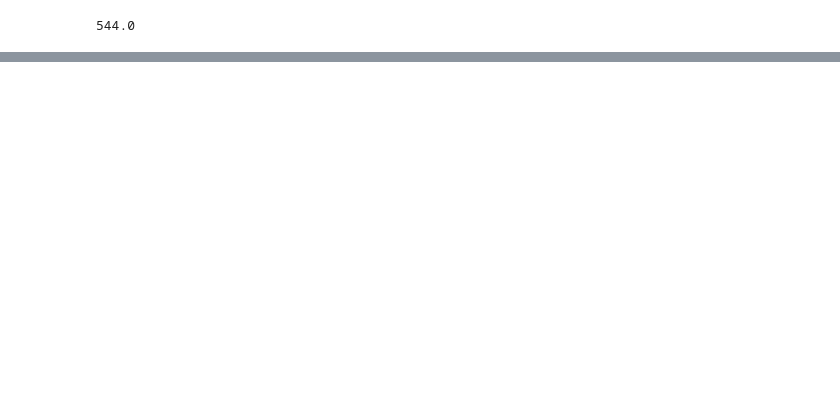
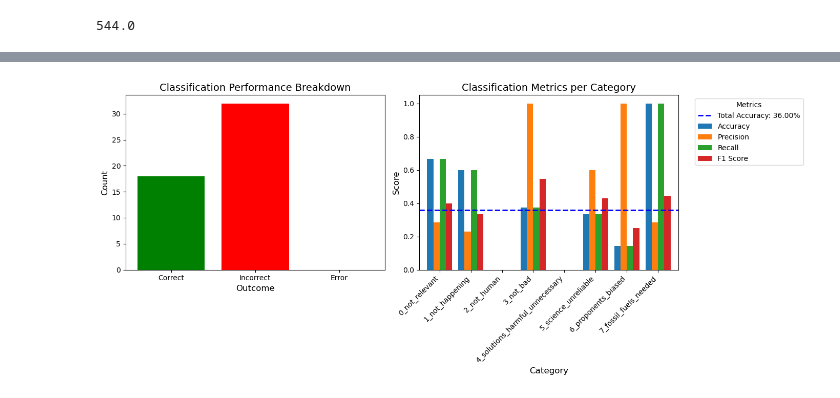
Before and after one commit to Arivima/frugal-ai-challenge, a Jupyter notebook: training/Baseline_text_LLM.ipynb, the cells around one changed output, grey strips where cells are left out. Drawn from its saved outputs; the diff is of its cells as text; code cells hidden in the pictures; blank space fills up the shorter version.

```diff
--- a/training/Baseline_text_LLM.ipynb
+++ b/training/Baseline_text_LLM.ipynb
@@ -580,0 +480,19 @@ For most of the Holocene (last 10k years), sea level has been rising at a rate o
+# %%
+results = pd.DataFrame({
+    'text': [t[:100]+'...' for t in texts],
+    'true': true_labels,
+    'pred': predictions
+})
+results["correct"] = results["true"] == results["pred"]
+
+total_latency = np.sum(latencies)
+average_latency = np.mean(latencies)
+total_energy_conso = np.sum(energy_conso)
+average_energy_conso = np.mean(energy_conso)
+average_power_W = total_energy_conso * 1000 / total_latency
+
+print(f"total_latency for {N_SAMPLES} samples: {total_latency:.2f} seconds")
+print(f"average_latency: {average_latency:.2f} seconds per sample")
+print(f"total_energy_conso: {total_energy_conso:.6f} kWh")
+print(f"average_energy_conso: {average_energy_conso:.6f} kWh per sample")
+print(f"Average Power Consumption: {average_power_W:.6f} W")
@@ -580,0 +516,61 @@ For most of the Holocene (last 10k years), sea level has been rising at a rate o
+# %%
+import numpy as np
+import pandas as pd
+import matplotlib.pyplot as plt
+
+# Compute basic metrics
+correct = np.sum(results["correct"])
+accuracy = accuracy_score(results["true"], results["pred"])
+category_names = sorted(results["true"].unique())
+
+precision = precision_score(results["true"], results["pred"], average=None, labels=category_names)
+recall = recall_score(results["true"], results["pred"], average=None, labels=category_names)
+f1 = f1_score(results["true"], results["pred"], average=None, labels=category_names)
+class_accuracy = pd.DataFrame(results).groupby("true")["correct"].mean().values
+
+# Create a DataFrame with the metrics per category
+metrics_df = pd.DataFrame({
+    "Category": category_names,
+    "Accuracy": class_accuracy,
+    "Precision": precision,
+    "Recall": recall,
+    "F1 Score": f1
+})
+
+print(f"Evaluation for {N_SAMPLES} samples")
+print(f"Average latency per sample: {average_latency:.2f} seconds")
+print(f"Average energy consumption : {average_energy_conso:.6f} kgCO₂eq")
+print(f"Accuracy (excluding errors): {accuracy:.2%}")
+print(f"Error rate: {errors/N_SAMPLES:.2%}")
+
+# Compute performance breakdown
+performance = pd.DataFrame({
+    'Outcome': ['Correct', 'Incorrect', 'Error'],
+    'Count': [
+        correct,
+        len(results) - correct - errors,
+        errors
+    ]
+})
+
+# Create side-by-side plots
+fig, axes = plt.subplots(1, 2, figsize=(14, 6))
+
+# First plot: Classification performance breakdown
+axes[0].bar(performance['Outcome'], performance['Count'], color=['green', 'red', 'gray'])
+axes[0].set_title("Classification Performance Breakdown", fontsize=14)
+axes[0].set_ylabel("Count", fontsize=12)
+axes[0].set_xlabel("Outcome", fontsize=12)
+
+# Second plot: Classification metrics per category
+metrics_df.set_index("Category").plot(kind="bar", width=0.8, ax=axes[1])
+axes[1].axhline(y=accuracy, color='blue', linestyle='dashed', linewidth=2, label=f'Total Accuracy: {accuracy:.2%}')
+axes[1].set_title("Classification Metrics per Category", fontsize=14)
+axes[1].set_ylabel("Score", fontsize=12)
+axes[1].set_xlabel("Category", fontsize=12)
+axes[1].set_xticklabels(metrics_df["Category"], rotation=45, ha="right")
+axes[1].legend(title="Metrics", bbox_to_anchor=(1.05, 1), loc='upper left')
+
+plt.tight_layout()
+plt.show()
+# %% [output]
@@ -580,0 +583 @@ For most of the Holocene (last 10k years), sea level has been rising at a rate o
+[figure, added]
```
Also changed, not shown: parts of 100 cells of this notebook, 9 other files.
